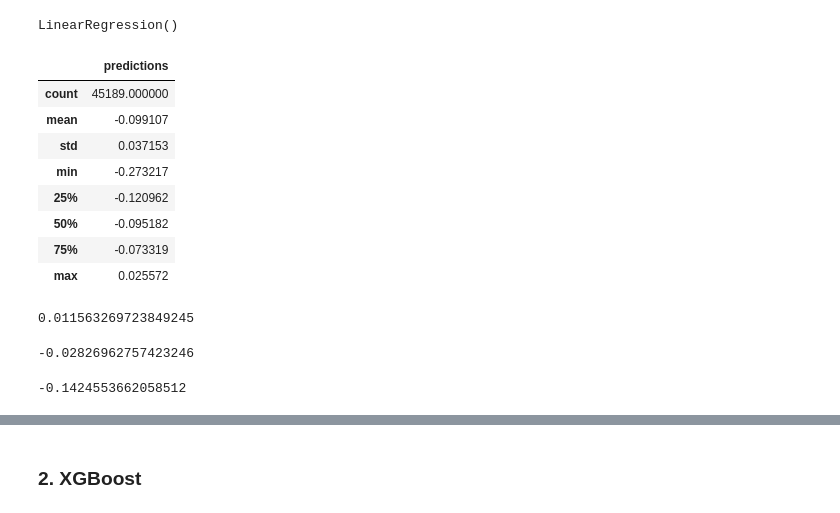
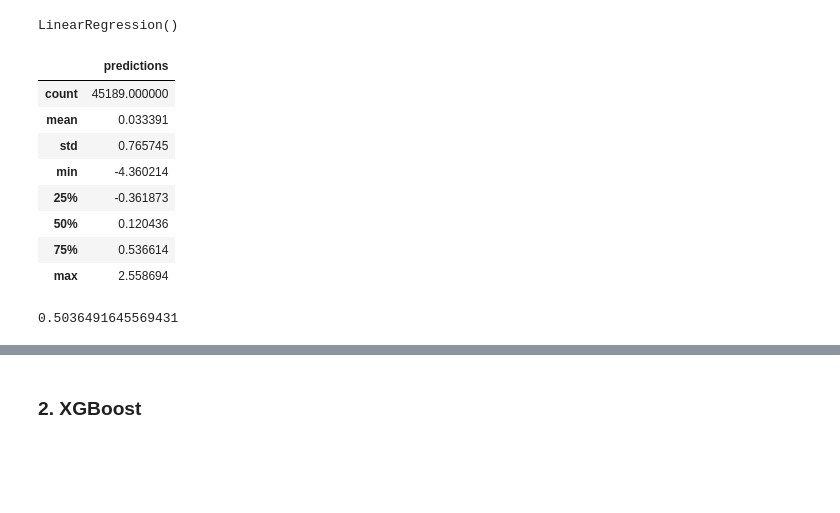
Before and after one commit to TGChenZP/MAST30034-A2_GroupWork_Py, a Jupyter notebook: notebooks/R_14_future_return_prediction.ipynb, the cells around one changed output, grey strips where cells are left out. Cells and saved outputs as stored; diff of their text form; code cells hidden in the pictures; blank space fills up the shorter version.

```diff
--- a/notebooks/R_14_future_return_prediction.ipynb
+++ b/notebooks/R_14_future_return_prediction.ipynb
@@ -102,6 +100,7 @@ merchant_fortnight_w_deltachange
 # %%
 # drop original useless columns
-merchant_fortnight_w_deltachange = merchant_fortnight_w_deltachange.drop(['delta(r)', 'rev_t+1'], axis=1)
+merchant_fortnight_w_deltachange = merchant_fortnight_w_deltachange.drop(['delta(r)', 'delta(n_customers)',
+    'delta(distinct_customers)'], axis=1)
 merchant_fortnight_w_deltachange
 # %% [output]
 |  | Year | Fortnight | merchant_abn | sum_transactions_STD | number_of_customers_STD | distinct_customers_STD | ... |
@@ -145,9 +144,9 @@ len(persona)
 # %% [output]
 99695
 # %%
-growth_standardised_timeSeries = growth_standardised_timeSeries.merge(persona, how = 'left', on = ['merchant_abn', 'Fortnight', 'Year'])
-growth_standardised_timeSeries = growth_standardised_timeSeries.fillna(0)
-growth_standardised_timeSeries
+# growth_standardised_timeSeries = growth_standardised_timeSeries.merge(persona, how = 'left', on = ['merchant_abn', 'Fortnight', 'Year'])
+# growth_standardised_timeSeries = growth_standardised_timeSeries.fillna(0)
+# growth_standardised_timeSeries
 # %% [output]
 KeyError: 'Year'
 # %%
@@ -237,0 +239,9 @@ kbest_scores2
+# %%
+# select k best
+selectk_F3 = SelectKBest(f_regression, k=len(train_standardised.columns) - 6)
+
+train_standardised_dropna = train_standardised.dropna()
+val_standardised_dropna = val_standardised.dropna()
+test_standardised_dropna = test_standardised.dropna()
+
+selectk_F3.fit(train_standardised_dropna.drop(['Year', 'Fortnight', 'merchant_abn', 'label1', 'label2', 'label3'], axis=1), train_standardised_dropna['label3'])
@@ -312,54 +366,27 @@ LR.score(test_standardised_dropna[['sum_transactions_STD_t-0', 'number_of_custom
 # %% [markdown]
 label 2
 # %%
-LR1 = LinearRegression()
-LR1.fit(train_standardised_dropna[['sum_transactions_STD_t-0',
-    'sum_transactions_STD_t-1',
-    'sum_transactions_STD_t-2',
-    'sum_transactions_STD_t-3',
-    'sum_transactions_STD_t-4'
-]], train_standardised_dropna['label2'])
+LR2 = LinearRegression()
+LR2.fit(train_standardised_dropna[['sum_transactions_STD_t-0',
+    'number_of_customers_STD_t-0',
+    'distinct_customers_STD_t-0']], train_standardised_dropna['label2'])
 # %% [output]
 LinearRegression()
 # %%
-predictions = LR1.predict(train_standardised_dropna[['sum_transactions_STD_t-0',
-    'sum_transactions_STD_t-1',
-    'sum_transactions_STD_t-2',
-    'sum_transactions_STD_t-3',
-    'sum_transactions_STD_t-4']])
+predictions = LR2.predict(train_standardised_dropna[['sum_transactions_STD_t-0', 'number_of_customers_STD_t-0', 'distinct_customers_STD_t-0']])
 
 pd.DataFrame({'predictions':predictions}).describe()
 # %% [output]
 |  | predictions |
 | count | 45189.000000 |
-| mean | -0.099107 |
-| std | 0.037153 |
-| min | -0.273217 |
-| 25% | -0.120962 |
-| 50% | -0.095182 |
-| 75% | -0.073319 |
-| max | 0.025572 |
+| mean | 0.033391 |
+| std | 0.765745 |
+| min | -4.360214 |
+| 25% | -0.361873 |
+| 50% | 0.120436 |
+| 75% | 0.536614 |
+| max | 2.558694 |
-# %%
-LR1.score(train_standardised_dropna[['sum_transactions_STD_t-0',
-    'sum_transactions_STD_t-1',
-    'sum_transactions_STD_t-2',
-    'sum_transactions_STD_t-3',
-    'sum_transactions_STD_t-4']], train_standardised_dropna['label1'])
-# %% [output]
-0.011563269723849245
-# %%
-LR1.score(val_standardised_dropna[['sum_transactions_STD_t-0',
-    'sum_transactions_STD_t-1',
-    'sum_transactions_STD_t-2',
-    'sum_transactions_STD_t-3',
-    'sum_transactions_STD_t-4']], val_standardised_dropna['label1'])
-# %% [output]
--0.02826962757423246
-# %%
-LR1.score(test_standardised_dropna[['sum_transactions_STD_t-0',
-    'sum_transactions_STD_t-1',
-    'sum_transactions_STD_t-2',
-    'sum_transactions_STD_t-3',
-    'sum_transactions_STD_t-4']], test_standardised_dropna['label1'])
-# %% [output]
--0.1424553662058512
+# %%
+LR2.score(train_standardised_dropna[['sum_transactions_STD_t-0', 'number_of_customers_STD_t-0', 'distinct_customers_STD_t-0']], train_standardised_dropna['label2'])
+# %% [output]
+0.5036491645569431
```
Also changed, not shown: parts of 71 cells of this notebook, 2 other files.
